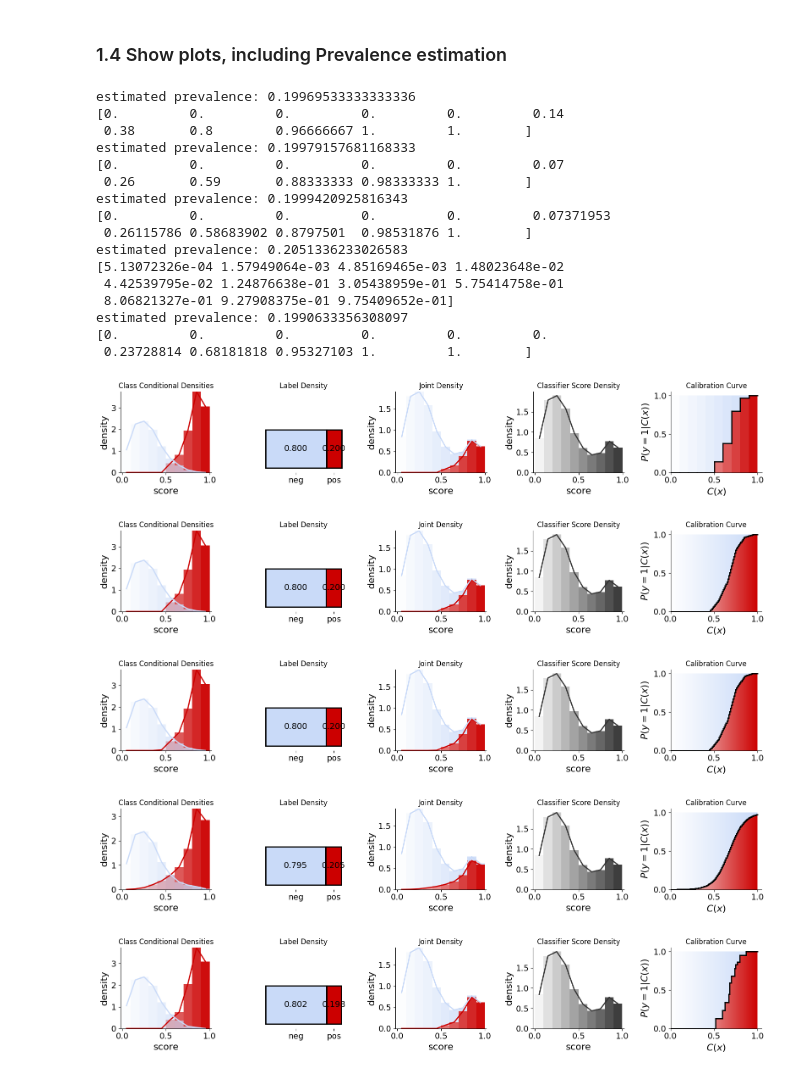
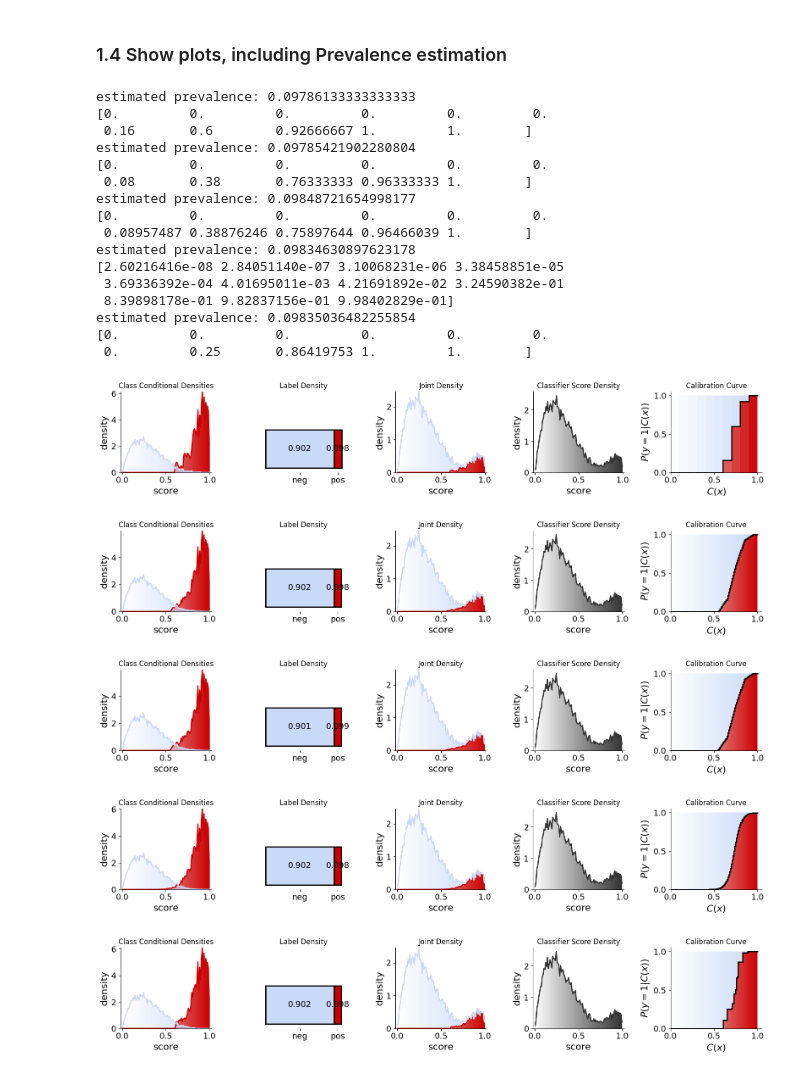
Before and after one commit to avalanchesiqi/pyquantifier, a Jupyter notebook: icwsm_tutorial/Alternate_Calibration_Curves.ipynb, the cells around one changed output. Saved outputs shown, nothing was run; the diff lists cells and outputs as text; code cells hidden in the pictures.

Commit message:
change num_bin in base classifier density and initial implementation of temperature scaling

```diff
--- a/icwsm_tutorial/Alternate_Calibration_Curves.ipynb
+++ b/icwsm_tutorial/Alternate_Calibration_Curves.ipynb
@@ -61,7 +61,7 @@ def generate_intrinsic_dataset(pos_density_rv, neg_density_rv, p_pos, num_base_s
 pos_density_rv = MixtureCUD(components=[beta(10, 2), uniform(0, 1)], weights=[1, 0])
 neg_density_rv = MixtureCUD(components=[beta(2, 5), uniform(0, 1)], weights=[1, 0])
 
-p_pos = 0.2
+p_pos = 0.1
 
 num_base_size = 10000
 num_bin = 10
@@ -118,0 +146,3 @@ ps_calibration_curve = intrinsic_selected_dataset.calibration_curve
+# %%
+intrinsic_selected_dataset.update_calibration_curve(method="temperature scaling")
+temperature_calibration_curve = intrinsic_selected_dataset.calibration_curve
@@ -130,36 +205,39 @@ isotonic_calibration_curve = intrinsic_selected_dataset.calibration_curve
 # %%
 labels = ['pos', 'neg']
 # %%
+intrinsic_base_dataset.classifier_score_distribution = intrinsic_base_dataset.infer_classifier_score_distribution(num_bin=100)
+
 for cc in [
     binning_calibration_curve,
     mid_piecewise_linear_calibration_curve,
     mean_piecewise_linear_calibration_curve,
     ps_calibration_curve,
+    # temperature_calibration_curve,
     isotonic_calibration_curve,
 ]:
     jd = ExtrinsicJointDistribution(labels, intrinsic_base_dataset.classifier_score_distribution, cc)
     print('estimated prevalence:', intrinsic_base_dataset.extrinsic_estimate(calibration_curve=cc))
     print(cc.get_calibrated_prob(np.linspace(0, 1, 11)))
     jd.plot_five_distributions()
 # %% [output]
-estimated prevalence: 0.19969533333333336
-[0.         0.         0.         0.         0.         0.14
- 0.38       0.8        0.96666667 1.         1.        ]
-estimated prevalence: 0.19979157681168333
-[0.         0.         0.         0.         0.         0.07
- 0.26       0.59       0.88333333 0.98333333 1.        ]
-estimated prevalence: 0.1999420925816343
-[0.         0.         0.         0.         0.         0.07371953
- 0.26115786 0.58683902 0.8797501  0.98531876 1.        ]
-estimated prevalence: 0.2051336233026583
-[5.13072326e-04 1.57949064e-03 4.85169465e-03 1.48023648e-02
- 4.42539795e-02 1.24876638e-01 3.05438959e-01 5.75414758e-01
- 8.06821327e-01 9.27908375e-01 9.75409652e-01]
-estimated prevalence: 0.1990633356308097
+estimated prevalence: 0.09786133333333333
 [0.         0.         0.         0.         0.         0.
- 0.23728814 0.68181818 0.95327103 1.         1.        ]
+ 0.16       0.6        0.92666667 1.         1.        ]
+estimated prevalence: 0.09785421902280804
+[0.         0.         0.         0.         0.         0.
+ 0.08       0.38       0.76333333 0.96333333 1.        ]
+estimated prevalence: 0.09848721654998177
+[0.         0.         0.         0.         0.         0.
+ 0.08957487 0.38876246 0.75897644 0.96466039 1.        ]
+estimated prevalence: 0.09834630897623178
+[2.60216416e-08 2.84051140e-07 3.10068231e-06 3.38458851e-05
+ 3.69336392e-04 4.01695011e-03 4.21691892e-02 3.24590382e-01
+ 8.39898178e-01 9.82837156e-01 9.98402829e-01]
+estimated prevalence: 0.09835036482255854
+[0.         0.         0.         0.         0.         0.
+ 0.         0.25       0.86419753 1.         1.        ]
-[figure, old version]
+[figure, new version]
-[figure, old version]
+[figure, new version]
-[figure, old version]
+[figure, new version]
-[figure, old version]
+[figure, new version]
-[figure, old version]
+[figure, new version]
```
Also changed, not shown: parts of 8 cells of this notebook, 3 other files.
